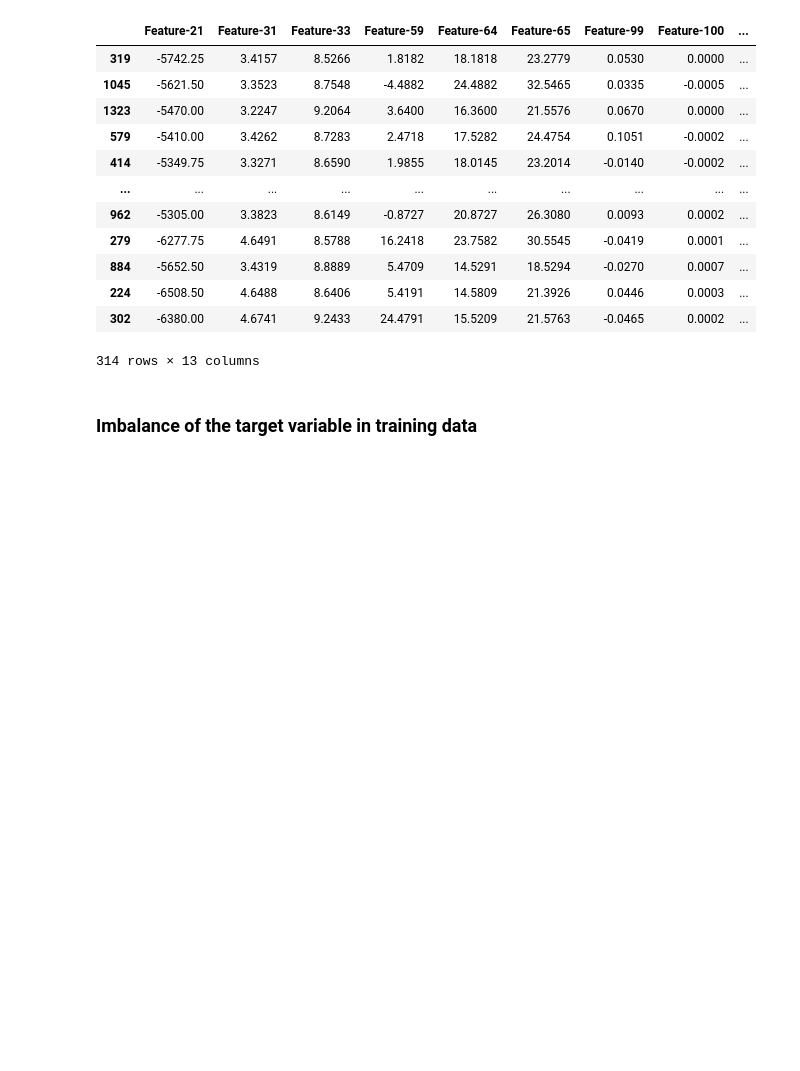
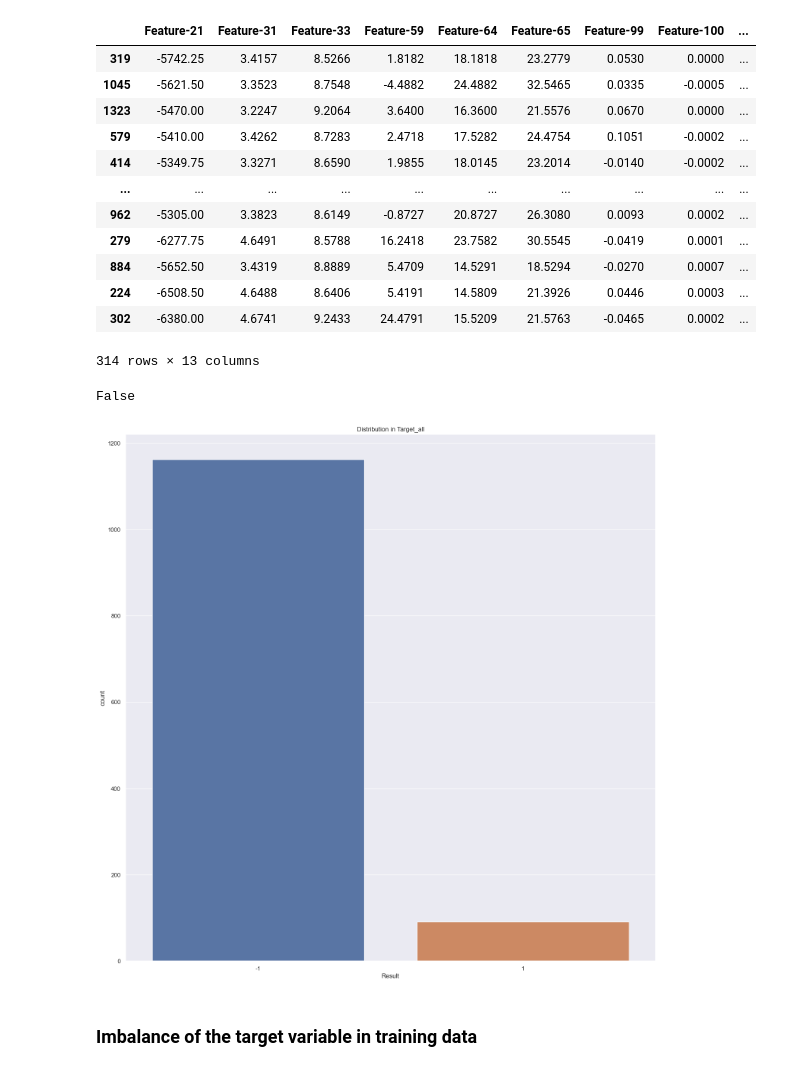
Before and after one commit to ZhitingDu/Machine-Learning, a Jupyter notebook: Secom.ipynb, the cells around one changed output. Cells and saved outputs as stored; diff of their text form; code cells hidden in the pictures; blank space fills up the shorter version.

```diff
--- a/Secom.ipynb
+++ b/Secom.ipynb
@@ -552,6 +558,17 @@ X_test_filtered
 | 224 | -6508.50 | 4.6488 | 8.6406 | 5.4191 | 14.5809 | 21.3926 | 0.0446 | 0.0003 | ... |
 | 302 | -6380.00 | 4.6741 | 9.2433 | 24.4791 | 15.5209 | 21.5763 | -0.0465 | 0.0002 | ... |
 314 rows × 13 columns
+# %%
+X_test_filtered.isnull().values.any()
+# %% [output]
+False
+# %%
+# frequency distribution of target values in bar
+# imbalanced datasets
+sns.set(style="darkgrid")
+ax = sns.countplot(x = "Result", data = y_train).set(title='Distribution in Target_all')
+# %% [output]
+[figure, added]
 # %% [markdown]
 ###  Imbalance of the target variable in training data
 # %% [markdown]
```
Also changed, not shown: parts of 3 cells of this notebook.
